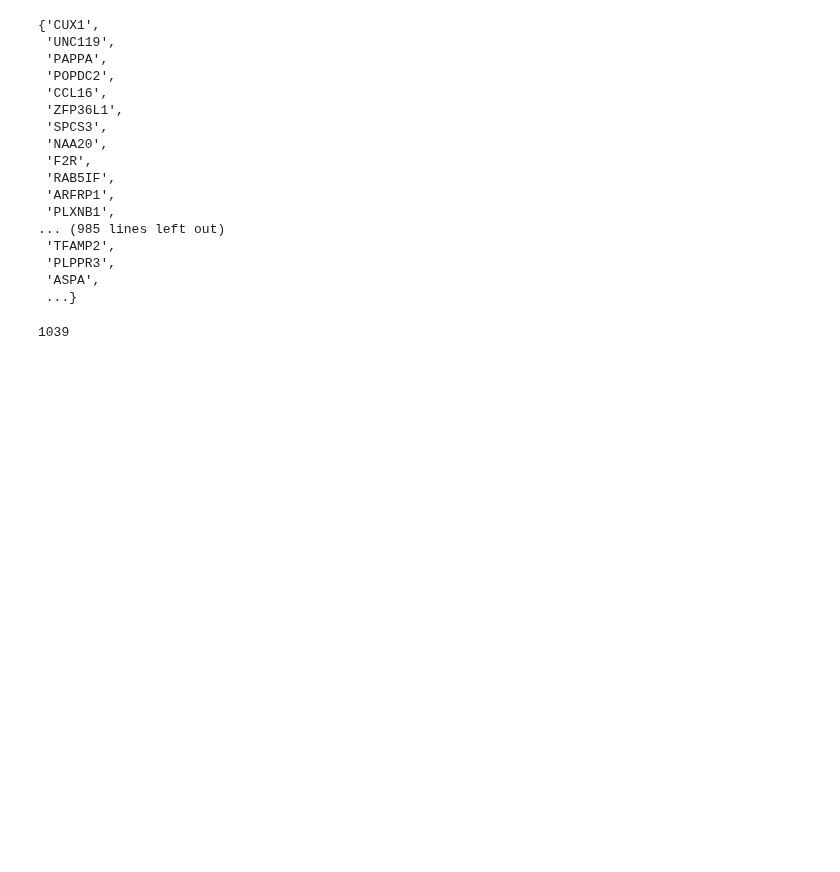
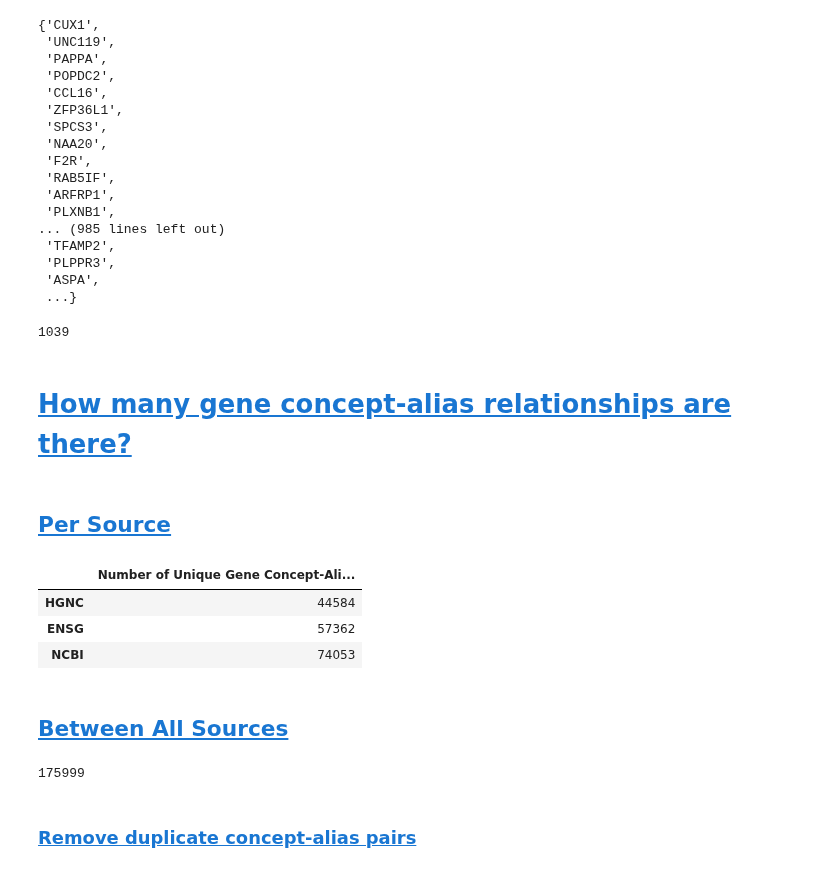
Before and after one commit to cancervariants/gene-harmony-analysis, a Jupyter notebook: alias_alias_collisions/total_alias_overlap.ipynb, the cells around one changed output. Drawn from its saved outputs; the diff is of its cells as text; code cells hidden in the pictures; blank space fills up the shorter version.

```diff
--- a/alias_alias_collisions/total_alias_overlap.ipynb
+++ b/alias_alias_collisions/total_alias_overlap.ipynb
@@ -542,6 +564,8 @@ mini_hgnc_df
 | 45645 | NaN | ZWINTAS | 13196 | <NA> | MPHOSPH5 |
 | 45645 | NaN | ZWINTAS | 13196 | <NA> | NCRNA00018 |
 44584 rows × 5 columns
+# %%
+hgnc_concept_alias_pair_count = len(mini_hgnc_df)
 # %% [markdown]
 ### <a id='toc2_1_7_'></a>[Pull out all the rows that have an alias symbol that can be found elsewhere](#toc0_)
 # %%
@@ -861,6 +892,8 @@ mini_ncbi_df
 | 193378 | 133834869 | MLDHR | MP31 | 55481 | NaN |
 | 193378 | 133834869 | MLDHR | PTENURF | 55481 | NaN |
 74053 rows × 5 columns
+# %%
+ncbi_concept_alias_pair_count = len(mini_ncbi_df)
 # %% [markdown]
 ### <a id='toc3_1_7_'></a>[Pull out all the rows that have an alias symbol that can be found elsewhere](#toc0_)
 # %%
@@ -1233,3 +1271,19 @@ common_aa_collisions
 len(common_aa_collisions)
 # %% [output]
 1039
+# %% [markdown]
+# <a id='toc7_'></a>[How many gene concept-alias relationships are there?](#toc0_)
+# %% [markdown]
+## <a id='toc7_1_'></a>[Per Source](#toc0_)
+# %%
+concept_alias_pairs_summary_index= 'HGNC', 'ENSG', 'NCBI'
+concept_alias_pairs_summary = {'Number of Unique Gene Concept-Alias Pairs': [hgnc_concept_alias_pair_count, ensg_concept_alias_pair_count, ncbi_concept_alias_pair_count]}
+concept_alias_pairs_summary_df = pd.DataFrame(concept_alias_pairs_summary, index= concept_alias_pairs_summary_index )
+concept_alias_pairs_summary_df
+# %% [output]
+|  | Number of Unique Gene Concept-Ali... |
+| HGNC | 44584 |
+| ENSG | 57362 |
+| NCBI | 74053 |
+# %% [markdown]
+## <a id='toc7_2_'></a>[Between All Sources](#toc0_)
@@ -1235,0 +1292,6 @@ len(common_aa_collisions)
+# %%
+len(all_sources_concept_alias_pairs_df)
+# %% [output]
+175999
+# %% [markdown]
+### <a id='toc7_2_1_'></a>[Remove duplicate concept-alias pairs](#toc0_)
```
Also changed, not shown: parts of 9 cells of this notebook.
